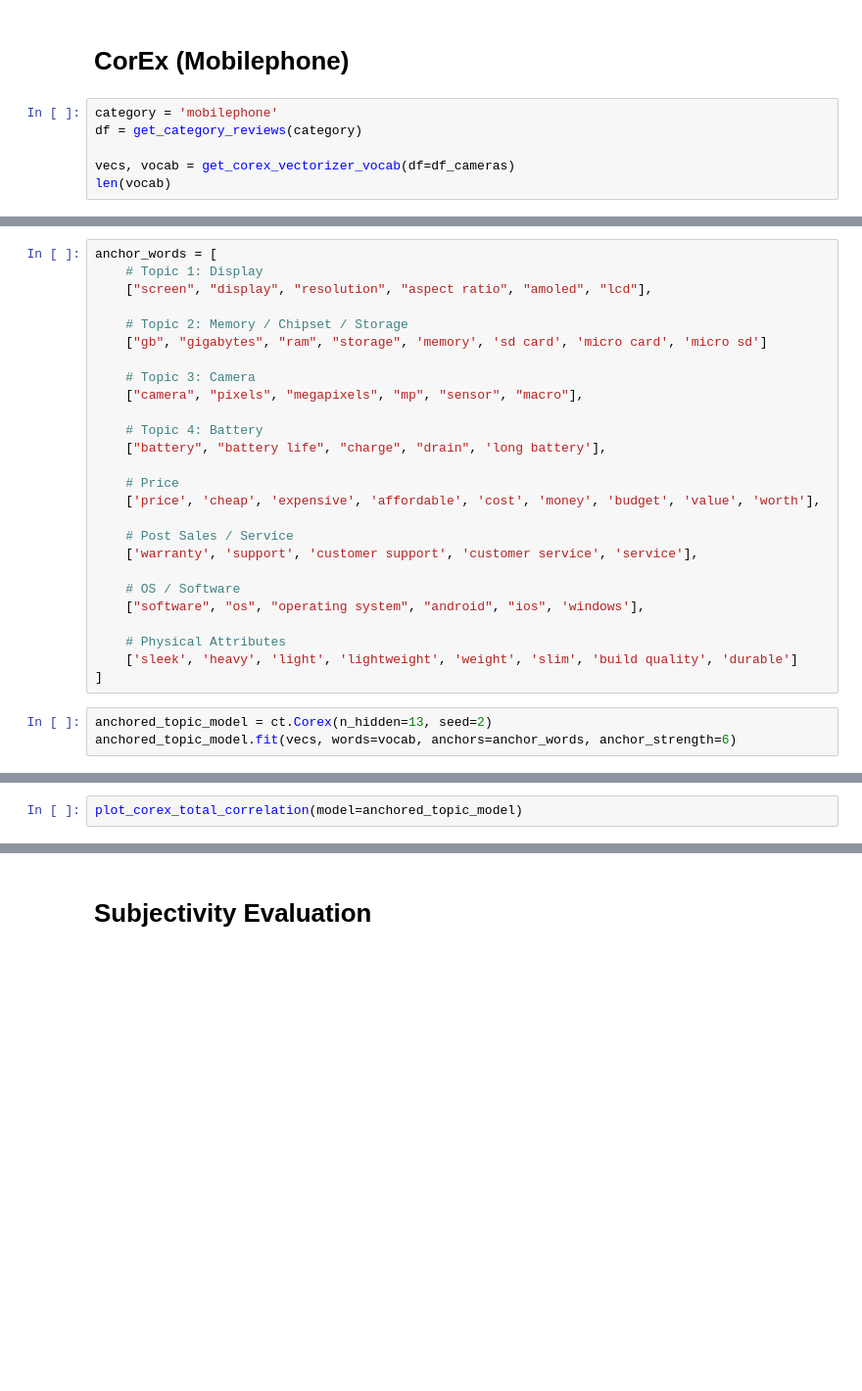
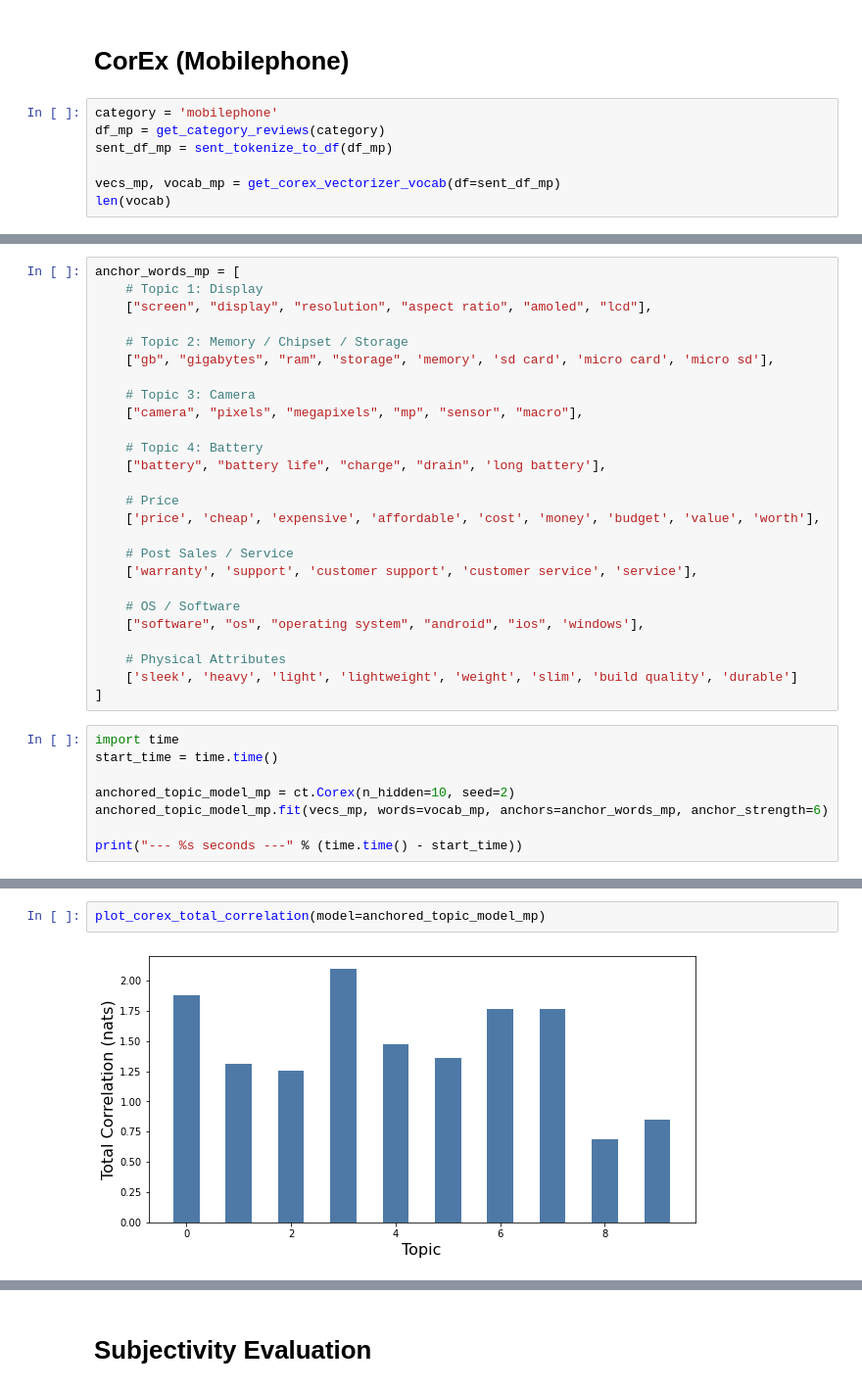
Before and after one commit to CJianYu98/Amazon_Reviews_Analysis, a Jupyter notebook: final_1.ipynb, the cells around one changed output, grey strips where cells are left out. Shown at 98% size. Saved outputs shown, nothing was run; the diff lists cells and outputs as text; blank space fills up the shorter version.

```diff
--- a/final_1.ipynb
+++ b/final_1.ipynb
@@ -676,7 +775,8 @@ get_corex_top_negative_reviews(topics_df=df_topic1, topic=1, n=5, pid='B00F3J1WZ
 # CorEx (Mobilephone)
 # %%
 category = 'mobilephone'
-df = get_category_reviews(category)
+df_mp = get_category_reviews(category)
+sent_df_mp = sent_tokenize_to_df(df_mp)
 
-vecs, vocab = get_corex_vectorizer_vocab(df=df_cameras)
+vecs_mp, vocab_mp = get_corex_vectorizer_vocab(df=sent_df_mp)
 len(vocab)
@@ -683,10 +785,10 @@ len(vocab)
 # %%
-anchor_words = [
+anchor_words_mp = [
     # Topic 1: Display
     ["screen", "display", "resolution", "aspect ratio", "amoled", "lcd"],
 
     # Topic 2: Memory / Chipset / Storage
-    ["gb", "gigabytes", "ram", "storage", 'memory', 'sd card', 'micro card', 'micro sd']
+    ["gb", "gigabytes", "ram", "storage", 'memory', 'sd card', 'micro card', 'micro sd'],
 
     # Topic 3: Camera
     ["camera", "pixels", "megapixels", "mp", "sensor", "macro"],
@@ -707,5 +809,10 @@ anchor_words = [
     ['sleek', 'heavy', 'light', 'lightweight', 'weight', 'slim', 'build quality', 'durable']
 ]
 # %%
-anchored_topic_model = ct.Corex(n_hidden=13, seed=2)
-anchored_topic_model.fit(vecs, words=vocab, anchors=anchor_words, anchor_strength=6)
+import time
+start_time = time.time()
+
+anchored_topic_model_mp = ct.Corex(n_hidden=10, seed=2)
+anchored_topic_model_mp.fit(vecs_mp, words=vocab_mp, anchors=anchor_words_mp, anchor_strength=6)
+
+print("--- %s seconds ---" % (time.time() - start_time))
@@ -714,3 +849,5 @@ print_corex_top_topic_words(model=anchored_topic_model, n_words=30)
 # %%
-plot_corex_total_correlation(model=anchored_topic_model)
+plot_corex_total_correlation(model=anchored_topic_model_mp)
+# %% [output]
+[figure, added]
 # %%
```
Also changed, not shown: parts of 24 cells of this notebook.
